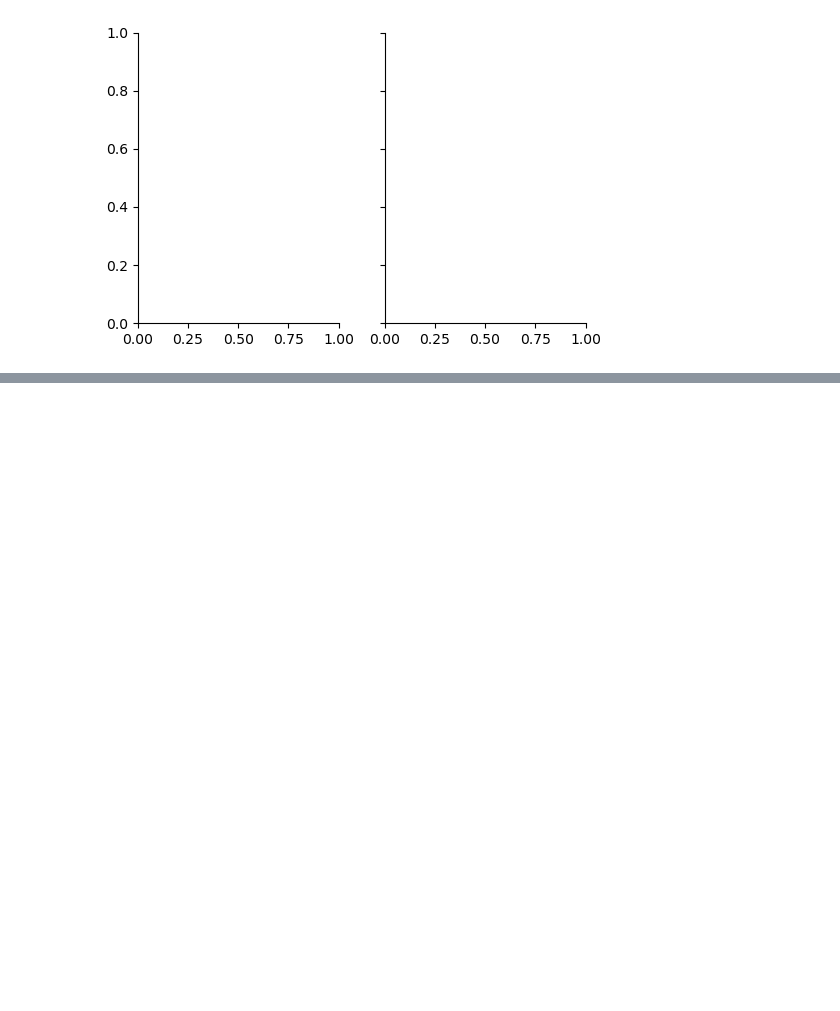
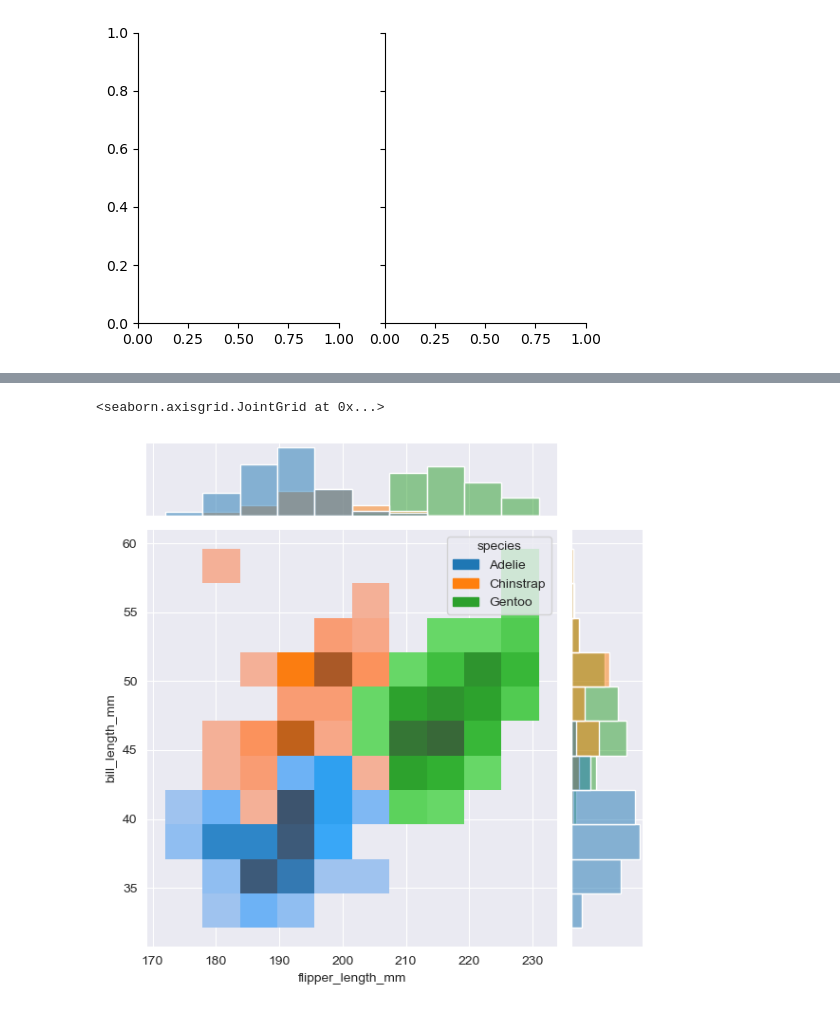
Before and after one commit to stonesteel0606/seaborn_tutorial, a Jupyter notebook: API_Overview.ipynb, the cells around one changed output, grey strips where cells are left out. Saved outputs shown, nothing was run; the diff lists cells and outputs as text; code cells hidden in the pictures; blank space fills up the shorter version.

Commit message:
'docs/Write_seaborn_API_finish'

```diff
--- a/API_Overview.ipynb
+++ b/API_Overview.ipynb
@@ -231,0 +266,6 @@ g = sns.FacetGrid(penguins, col="sex", height=3.5, aspect=.75)
+# %%
+# 옵션을 변경하여 다르게 표현도 가능하다(kind ='hist')
+sns.jointplot(data=penguins, x="flipper_length_mm", y="bill_length_mm", hue="species", kind="hist")
+# %% [output]
+<seaborn.axisgrid.JointGrid at 0x...>
+[figure, added]
```
Also changed, not shown: parts of 6 cells of this notebook.
